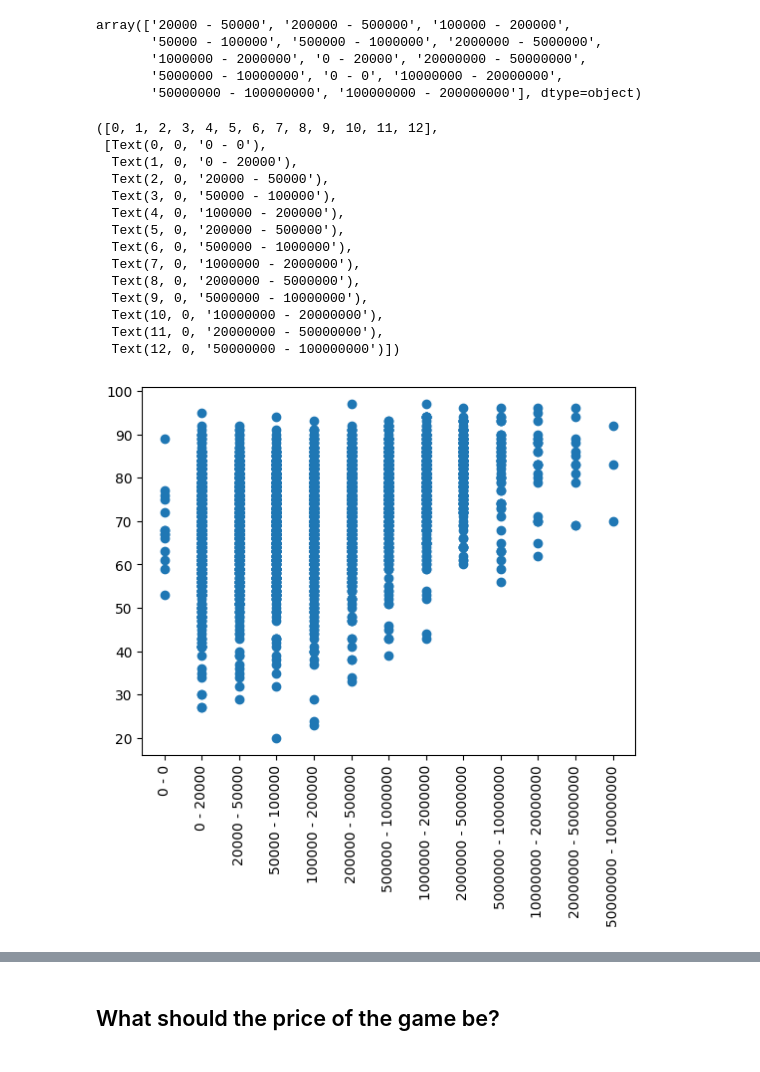
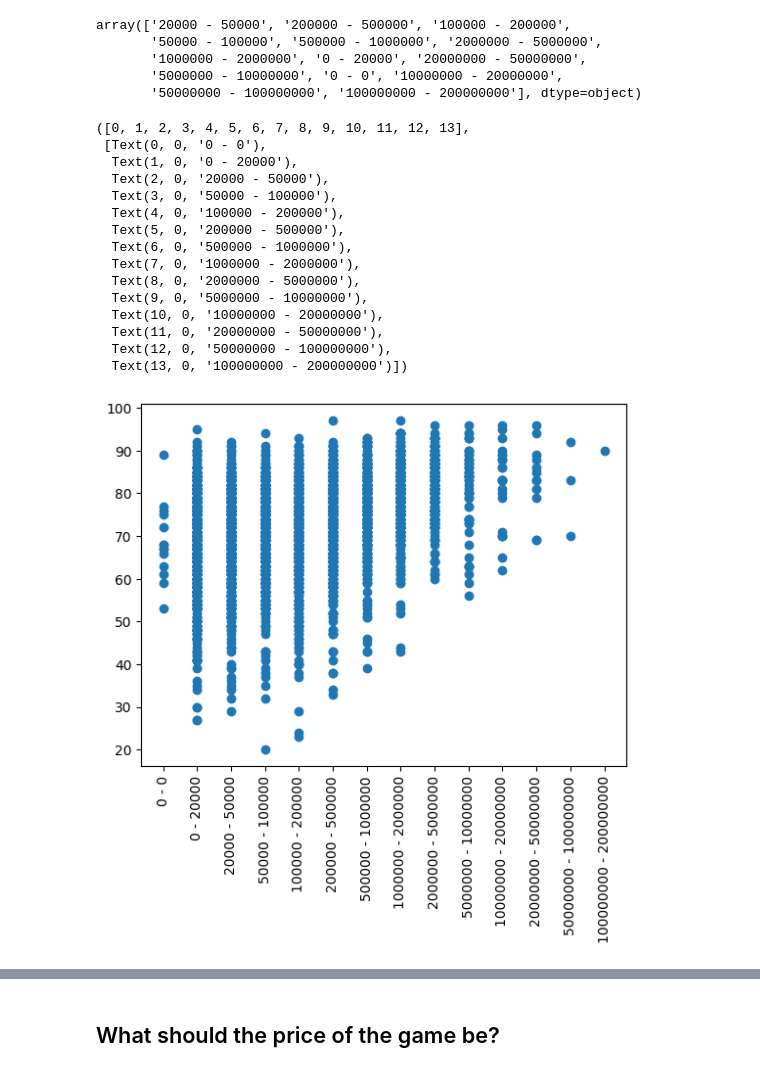
Before and after one commit to PietroPietrovski/Steam-Stat-Project, a Jupyter notebook: project.ipynb, the cells around one changed output, grey strips where cells are left out. Saved outputs shown, nothing was run; the diff lists cells and outputs as text; code cells hidden in the pictures.

```diff
--- a/project.ipynb
+++ b/project.ipynb
@@ -187,37 +197,34 @@ array(['20000 - 50000', '200000 - 500000', '100000 - 200000',
        '5000000 - 10000000', '0 - 0', '10000000 - 20000000',
        '50000000 - 100000000', '100000000 - 200000000'], dtype=object)
 # %%
-est_owners = ['0 - 0', '0 - 20000', '20000 - 50000', '50000 - 100000', '100000 - 200000','200000 - 500000', '500000 - 1000000', '1000000 - 2000000', '2000000 - 5000000', '5000000 - 10000000', '10000000 - 20000000', '20000000 - 50000000', '50000000 - 100000000']
-
+est_owners = ['0 - 0', '0 - 20000', '20000 - 50000', '50000 - 100000', '100000 - 200000','200000 - 500000', '500000 - 1000000', '1000000 - 2000000', '2000000 - 5000000', '5000000 - 10000000', '10000000 - 20000000', '20000000 - 50000000', '50000000 - 100000000', '100000000 - 200000000']
 own_to_score = dict.fromkeys(est_owners)
 for key in own_to_score.keys():
     own_to_score[key] = df["Metacritic score"][df["Estimated owners"] == key]
 
 owners = []
 o_scores = []
 
 for key in own_to_score.keys():
     owners += [key for _ in range(len(own_to_score[key]))]
     o_scores += list(own_to_score[key])
 
 plt.scatter(owners, o_scores)
-# plt.bar(own_to_score.keys(), own_to_score.values())
 plt.xticks(rotation=90)
-# df[df["Estimated owners"] == '50000000 - 100000000']
-# df["Metacritic score"][df["Estimated owners"] == '0 - 0']
 # %% [output]
-([0, 1, 2, 3, 4, 5, 6, 7, 8, 9, 10, 11, 12],
+([0, 1, 2, 3, 4, 5, 6, 7, 8, 9, 10, 11, 12, 13],
  [Text(0, 0, '0 - 0'),
   Text(1, 0, '0 - 20000'),
   Text(2, 0, '20000 - 50000'),
   Text(3, 0, '50000 - 100000'),
   Text(4, 0, '100000 - 200000'),
   Text(5, 0, '200000 - 500000'),
   Text(6, 0, '500000 - 1000000'),
   Text(7, 0, '1000000 - 2000000'),
   Text(8, 0, '2000000 - 5000000'),
   Text(9, 0, '5000000 - 10000000'),
   Text(10, 0, '10000000 - 20000000'),
   Text(11, 0, '20000000 - 50000000'),
-  Text(12, 0, '50000000 - 100000000')])
+  Text(12, 0, '50000000 - 100000000'),
+  Text(13, 0, '100000000 - 200000000')])
-[figure, old version]
+[figure, new version]
```
Also changed, not shown: parts of 10 cells of this notebook.
